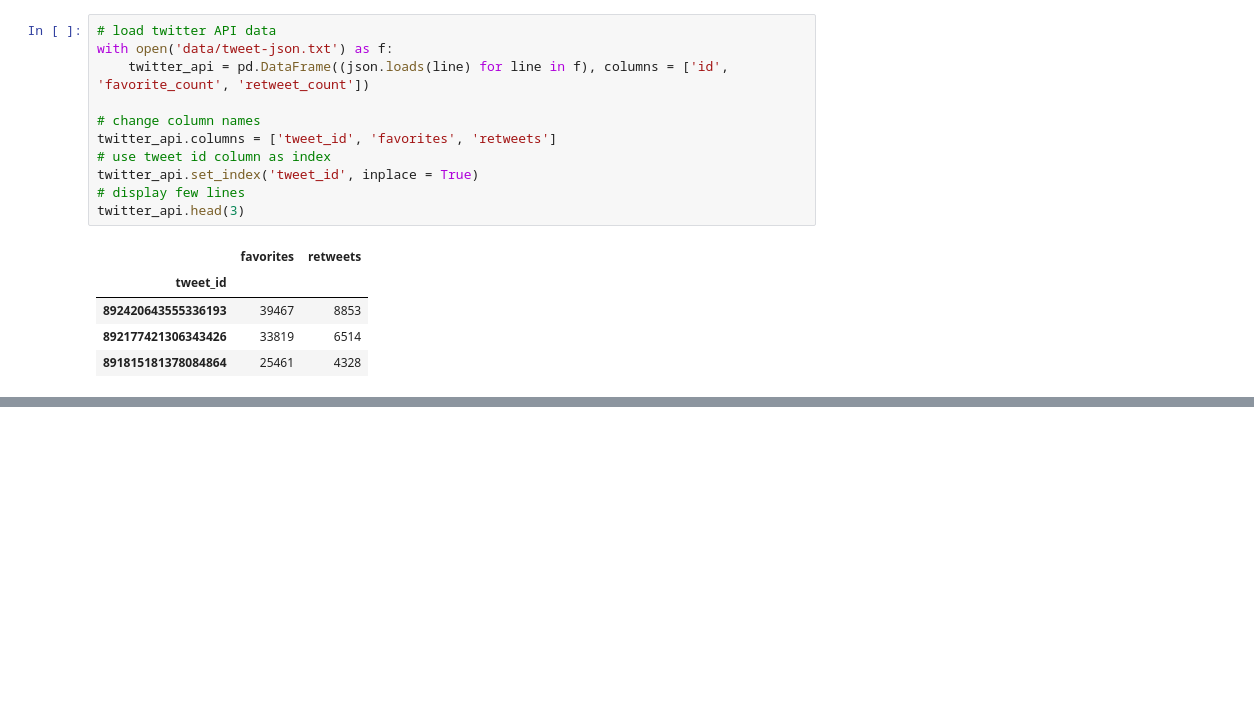
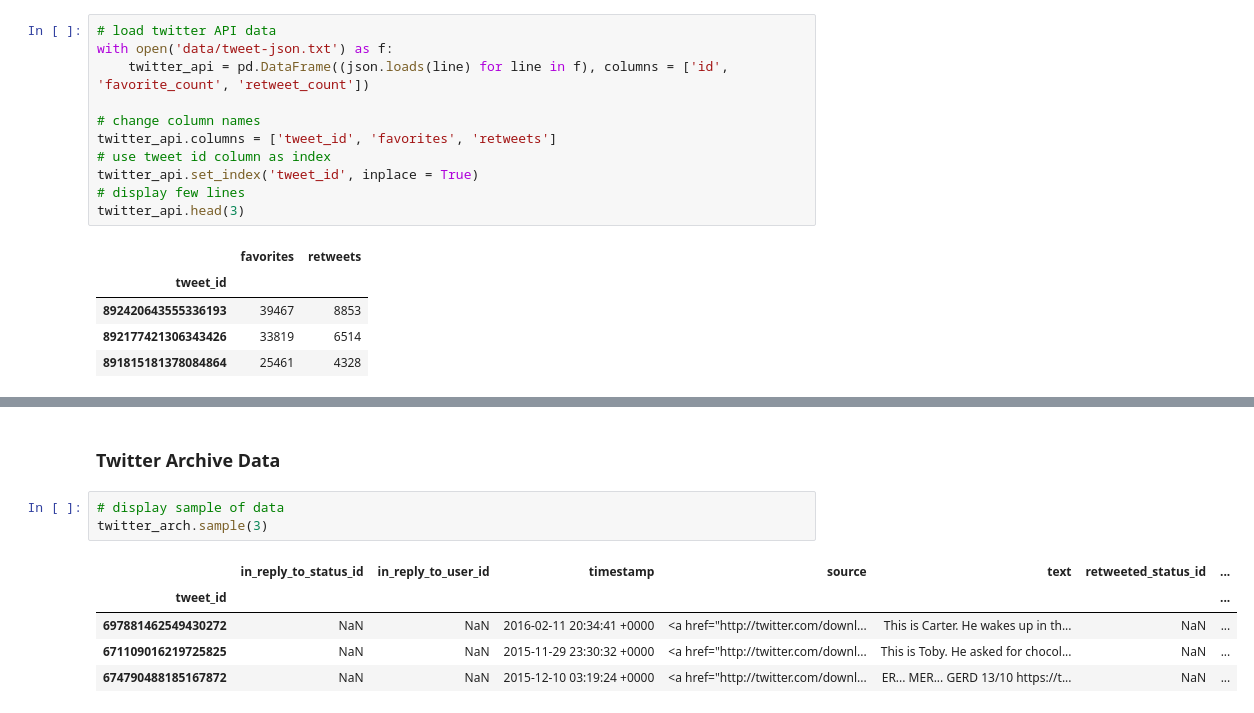
Before and after one commit to stembarb/DA--Wrangle-Analyze-WeRateDogs-Data, a Jupyter notebook: wrangle_act.ipynb, the cells around one changed output, grey strips where cells are left out. Cells and saved outputs as stored; diff of their text form; blank space fills up the shorter version.

```diff
--- a/wrangle_act.ipynb
+++ b/wrangle_act.ipynb
@@ -60,0 +95,11 @@ twitter_api.head(3)
+# %% [markdown]
+### Twitter Archive Data
+# %%
+# display sample of data
+twitter_arch.sample(3)
+# %% [output]
+|  | in_reply_to_status_id | in_reply_to_user_id | timestamp | source | text | retweeted_status_id | ... |
+| tweet_id |  |  |  |  |  |  | ... |
+| 697881462549430272 | NaN | NaN | 2016-02-11 20:34:41 +0000 | <a href="http://twitter.com/downl... | This is Carter. He wakes up in th... | NaN | ... |
+| 671109016219725825 | NaN | NaN | 2015-11-29 23:30:32 +0000 | <a href="http://twitter.com/downl... | This is Toby. He asked for chocol... | NaN | ... |
+| 674790488185167872 | NaN | NaN | 2015-12-10 03:19:24 +0000 | <a href="http://twitter.com/downl... | ER... MER... GERD 13/10 https://t... | NaN | ... |
```
Also changed, not shown: parts of 18 cells of this notebook.
